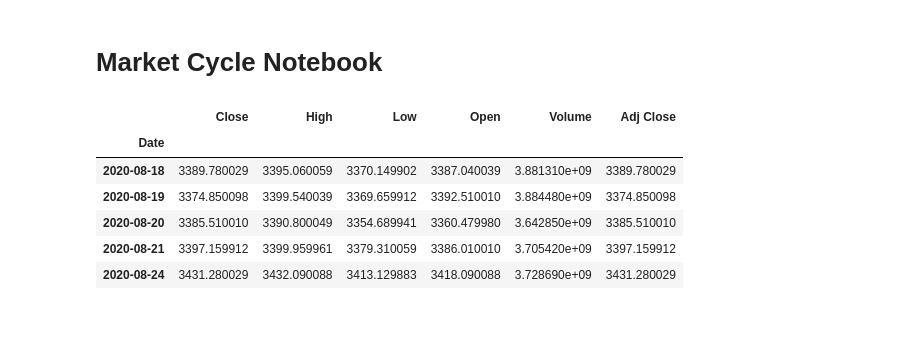
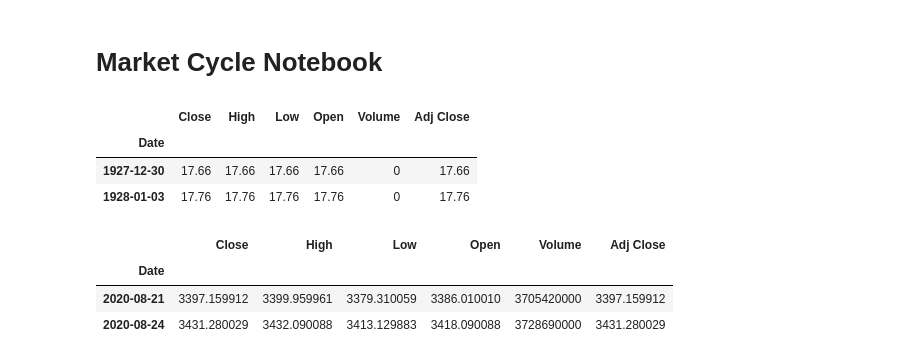
Before and after one commit to Aljgutier/Pyquant, a Jupyter notebook: Market Cycle Notebook.ipynb, the cells around one changed output. Drawn from its saved outputs; the diff is of its cells as text; code cells hidden in the pictures; blank space fills up the shorter version.

```diff
--- a/Market Cycle Notebook.ipynb
+++ b/Market Cycle Notebook.ipynb
@@ -12,14 +12,17 @@ import seaborn as sns
 %run fmcycle
 # %%
 # Read in S&P 500 Data
-dfsp500 = pd.read_csv('./data/GSPC_1950-1-3_to_2020-8-24.csv',index_col=0,parse_dates=True)
-dfsp500.tail(5)
+dfsp500 = pd.read_csv('./data/GSPC_1927-12-30_to_2020-8-24.csv',index_col=0,parse_dates=True)
+#dfsp500 = pd.read_csv('./data/GSPC_1950-1-3_to_2020-8-24.csv',index_col=0,parse_dates=True)
+display(dfsp500.head(2))
+display(dfsp500.tail(2))
 # %% [output]
 |  | Close | High | Low | Open | Volume | Adj Close |
 | Date |  |  |  |  |  |  |
-| 2020-08-18 | 3389.780029 | 3395.060059 | 3370.149902 | 3387.040039 | 3.881310e+09 | 3389.780029 |
-| 2020-08-19 | 3374.850098 | 3399.540039 | 3369.659912 | 3392.510010 | 3.884480e+09 | 3374.850098 |
-| 2020-08-20 | 3385.510010 | 3390.800049 | 3354.689941 | 3360.479980 | 3.642850e+09 | 3385.510010 |
-| 2020-08-21 | 3397.159912 | 3399.959961 | 3379.310059 | 3386.010010 | 3.705420e+09 | 3397.159912 |
-| 2020-08-24 | 3431.280029 | 3432.090088 | 3413.129883 | 3418.090088 | 3.728690e+09 | 3431.280029 |
+| 1927-12-30 | 17.66 | 17.66 | 17.66 | 17.66 | 0 | 17.66 |
+| 1928-01-03 | 17.76 | 17.76 | 17.76 | 17.76 | 0 | 17.76 |
+|  | Close | High | Low | Open | Volume | Adj Close |
+| Date |  |  |  |  |  |  |
+| 2020-08-21 | 3397.159912 | 3399.959961 | 3379.310059 | 3386.010010 | 3705420000 | 3397.159912 |
+| 2020-08-24 | 3431.280029 | 3432.090088 | 3413.129883 | 3418.090088 | 3728690000 | 3431.280029 |
 # %%
```
Also changed, not shown: parts of 16 cells of this notebook, 3 other files.
